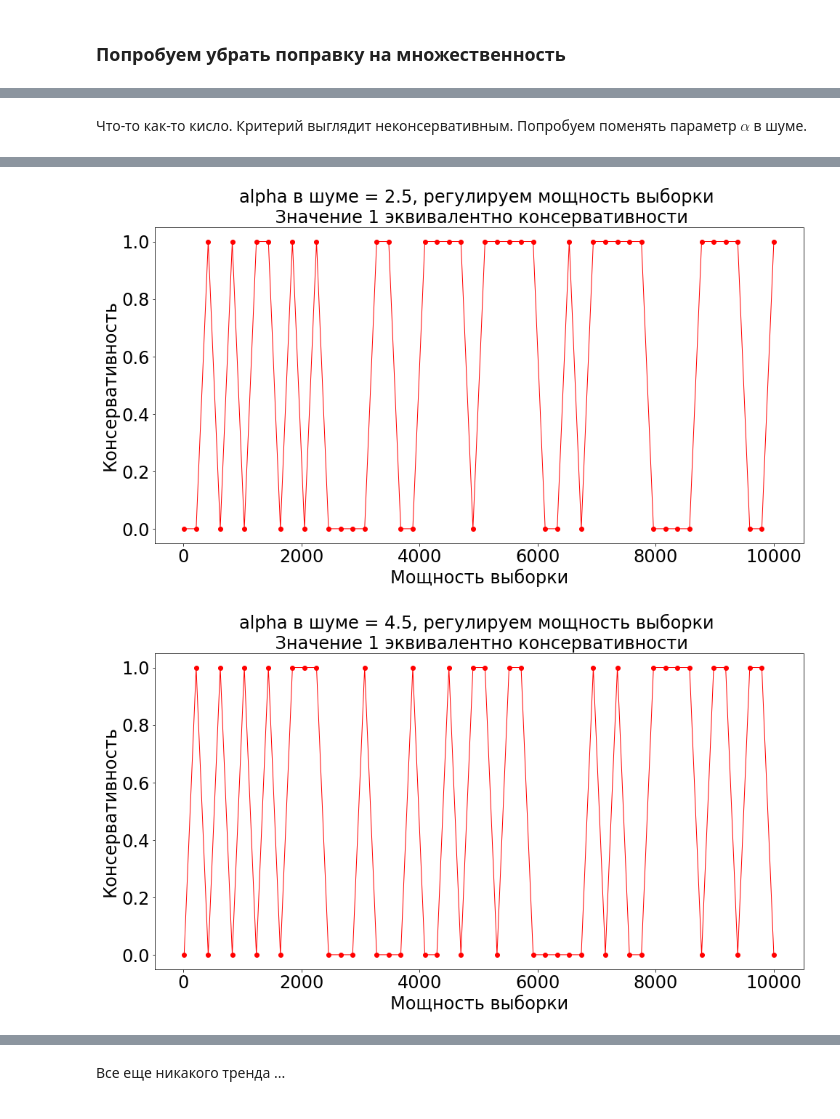
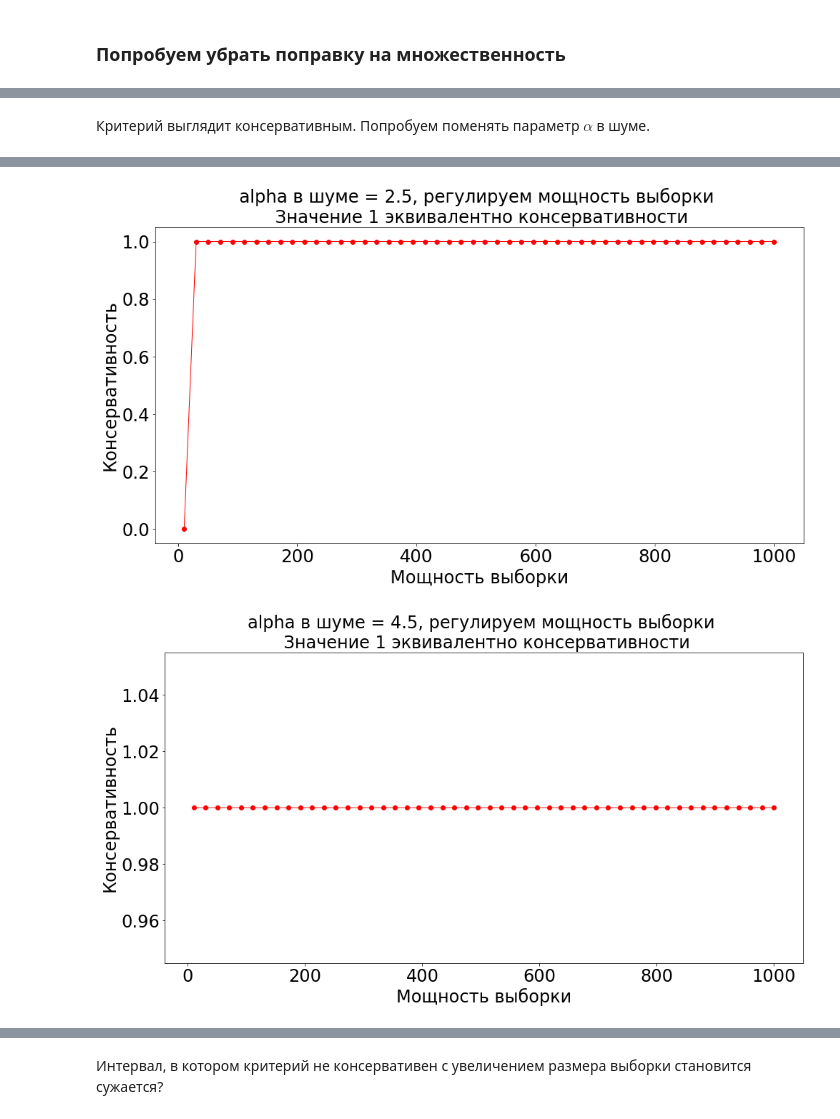
Before and after one commit to puchkovki/psad, a Jupyter notebook: labs/lab2/task1.ipynb, the cells around one changed output, grey strips where cells are left out. Saved outputs shown, nothing was run; the diff lists cells and outputs as text; code cells hidden in the pictures.

```diff
--- a/labs/lab2/task1.ipynb
+++ b/labs/lab2/task1.ipynb
@@ -85,8 +85,8 @@ def bh_test(N, noise=2, alpha=0.05, given_correlation=0, printed=True):
     results_z = []
     corr = 1.0/np.sqrt(1+noise**2)
     for _ in range(1000):
-        data1 = np.random.randn(n)
-        data2 = data1 + noise*np.random.randn(n)
+        data1 = np.random.randn(N.astype(int))
+        data2 = data1 + noise*np.random.randn(N.astype(int))
 
         pearson = st.pearsonr(data1, data2)[0]
         if pearson == 1.:
@@ -109,7 +109,7 @@ res = []
 noise = 2
 corr = 1.0/np.sqrt(1+noise**2)
 
-for N in np.linspace(10, 10000, 50):
+for N in np.linspace(10, 1000, 50):
     res.append(bh_test(N, given_correlation = corr))
 # %% [output]
 Power: 10.0 Noise: 2 Real_cor: 0.447 Correlation: 0.447 Res: 0.001
@@ -146,10 +146,10 @@ for noise in noises:
     res = []
     corr = 1.0/np.sqrt(1+noise**2)
 
-    for N in np.linspace(10, 10000, 50):
+    for N in np.linspace(10, 1000, 50):
         res.append(bh_test(N, noise=noise, given_correlation = corr, printed=False))
 
-    plt.plot(np.linspace(10, 10000, 50), np.where(np.array(res) <= 0.05, 1, 0), 'ro-')
+    plt.plot(np.linspace(10, 1000, 50), np.where(np.array(res) <= 0.05, 1, 0), 'ro-')
     plt.xlabel('Мощность выборки')
     plt.ylabel('Консервативность')
     plt.title('alpha в шуме = ' + str(noise) + ', регулируем мощность выборки \n Значение 1 эквивалентно консервативности')
@@ -169,6 +169,6 @@ res = []
 noise = 2
 corr = 1.0/np.sqrt(1+noise**2)
 
-for N in np.linspace(10, 10000, 50):
+for N in np.linspace(10, 1000, 50):
     res.append(z_test(N, given_correlation = corr))
 # %% [output]
@@ -208,5 +208,5 @@ plt.show()
 # %% [markdown]
-Что-то как-то кисло. Критерий выглядит неконсервативным. Попробуем поменять параметр $\alpha$ в шуме.
+Критерий выглядит консервативным. Попробуем поменять параметр $\alpha$ в шуме.
 # %%
 noises = np.arange(0.5, 10.0, 2)
 
@@ -214,10 +214,10 @@ for noise in noises:
     res = []
     corr = 1.0/np.sqrt(1+noise**2)
 
-    for N in np.linspace(10, 10000, 50):
+    for N in np.linspace(10, 1000, 50):
         res.append(z_test(N, noise=noise, given_correlation = corr, printed=False))
 
-    plt.plot(np.linspace(10, 10000, 50), np.where(np.array(res) <= 0.05, 1, 0), 'ro-')
+    plt.plot(np.linspace(10, 1000, 50), np.where(np.array(res) <= 0.05, 1, 0), 'ro-')
     plt.xlabel('Мощность выборки')
     plt.ylabel('Консервативность')
     plt.title('alpha в шуме = ' + str(noise) + ', регулируем мощность выборки \n Значение 1 эквивалентно консервативности')
@@ -227,2 +227,2 @@ for noise in noises:
-[figure, old version]
+[figure, new version]
-[figure, old version]
+[figure, new version]
@@ -231,5 +231,5 @@ for noise in noises:
-# %% [markdown]
-Все еще никакого тренда ...
+# %% [markdown]
+Интервал, в котором критерий не консервативен с увеличением размера выборки становится сужается?
 # %%
 res = []
 corrs = []
```
Also changed, not shown: parts of 13 cells of this notebook.
